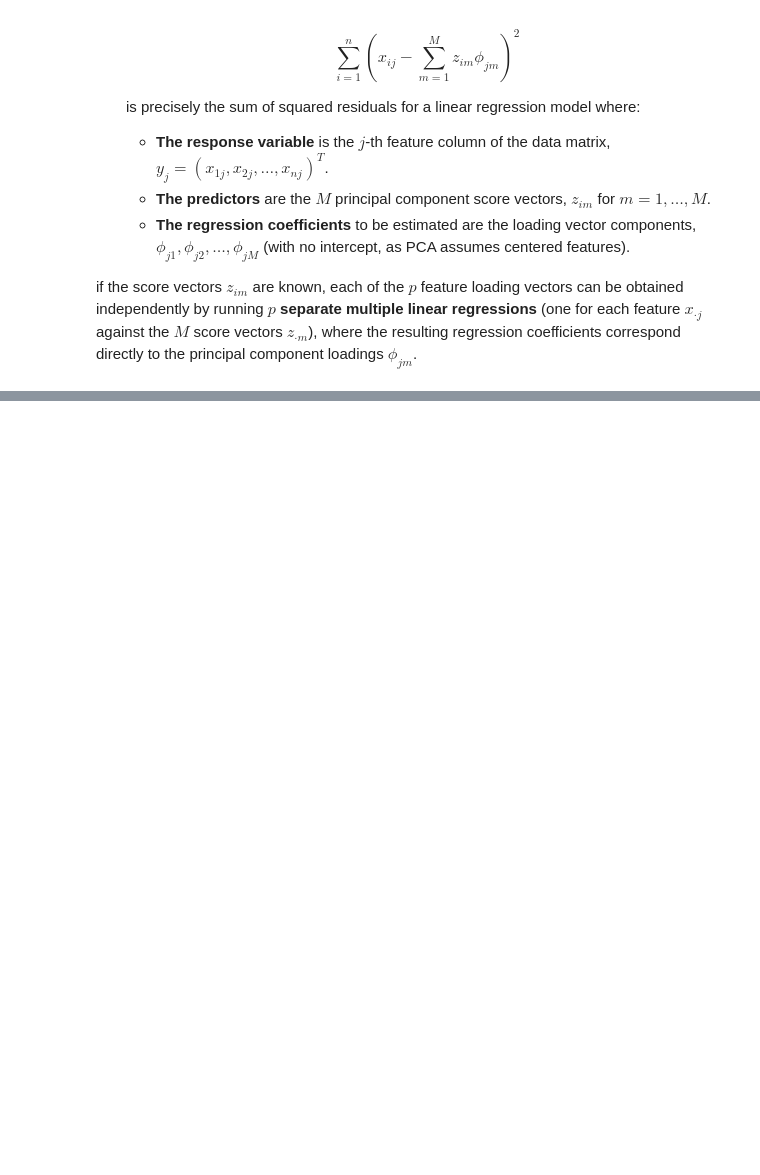
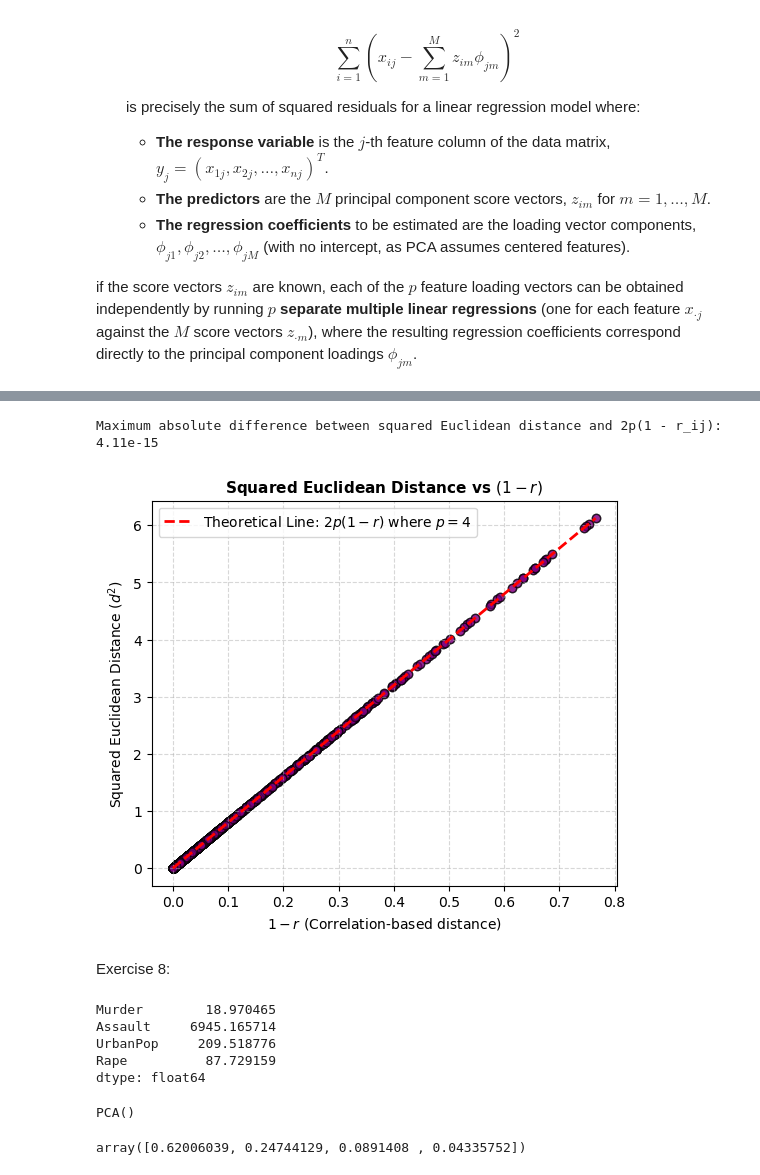
Before and after one commit to fatima-zahra20/ISLP-Solutions, a Jupyter notebook: MySolutionISLP_chap12.ipynb, the cells around one changed output, grey strips where cells are left out. Cells and saved outputs as stored; diff of their text form; code cells hidden in the pictures; blank space fills up the shorter version.

```diff
--- a/MySolutionISLP_chap12.ipynb
+++ b/MySolutionISLP_chap12.ipynb
@@ -405,0 +424,3 @@ if the score vectors $z_{im}$ are known, each of the $p$ feature loading vectors
+# %%
+USArrests = get_rdataset('USArrests').data
+USArrests.head(5)
@@ -405,0 +435,50 @@ if the score vectors $z_{im}$ are known, each of the $p$ feature loading vectors
+# %%
+from sklearn.metrics import pairwise_distances
+
+X = USArrests.values
+n, p = X.shape
+
+scaler = StandardScaler()
+X_scaled = scaler.fit_transform(X.T).T
+
+sq_euclid_dist = pairwise_distances(X_scaled, metric='sqeuclidean')
+# %%
+corr_matrix = np.corrcoef(X_scaled)
+# %%
+one_minus_r = 1.0 - corr_matrix
+# %%
+
+expected_proportional = 2 * p * one_minus_r
+
+max_diff = np.max(np.abs(sq_euclid_dist - expected_proportional))
+print(f"Maximum absolute difference between squared Euclidean distance and 2p(1 - r_ij): {max_diff:.2e}")
+# %% [output]
+Maximum absolute difference between squared Euclidean distance and 2p(1 - r_ij): 4.11e-15
+# %%
+
+plt.figure(figsize=(6, 5))
+plt.scatter(one_minus_r.flatten(), sq_euclid_dist.flatten(), color='purple', alpha=0.6, edgecolor='k')
+plt.title('Squared Euclidean Distance vs $(1 - r)$', fontsize=11, fontweight='bold')
+plt.xlabel('$1 - r$ (Correlation-based distance)', fontsize=10)
+plt.ylabel('Squared Euclidean Distance ($d^2$)', fontsize=10)
+plt.grid(True, linestyle='--', alpha=0.5)
+
+x_vals = np.linspace(0, np.max(one_minus_r), 100)
+plt.plot(x_vals, 2 * p * x_vals, color='red',
+         linestyle='--',
+         linewidth=2,
+         label=f'Theoretical Line: $2p(1-r)$ where $p={p}$')
+plt.legend(loc='upper left')
+plt.show()
+# %% [output]
+[figure, added]
+# %% [markdown]
+Exercise 8:
+# %%
+USArrests.var()
+# %% [output]
+Murder        18.970465
+Assault     6945.165714
+UrbanPop     209.518776
+Rape          87.729159
+dtype: float64
@@ -405,0 +491,4 @@ if the score vectors $z_{im}$ are known, each of the $p$ feature loading vectors
+# %%
+pcaUS.fit(USArrests_scaled)
+# %% [output]
+PCA()
@@ -405,0 +497,6 @@ if the score vectors $z_{im}$ are known, each of the $p$ feature loading vectors
+# %%
+#(a)
+
+pcaUS.explained_variance_ratio_
+# %% [output]
+array([0.62006039, 0.24744129, 0.0891408 , 0.04335752])
```
Also changed, not shown: parts of 49 cells of this notebook.
